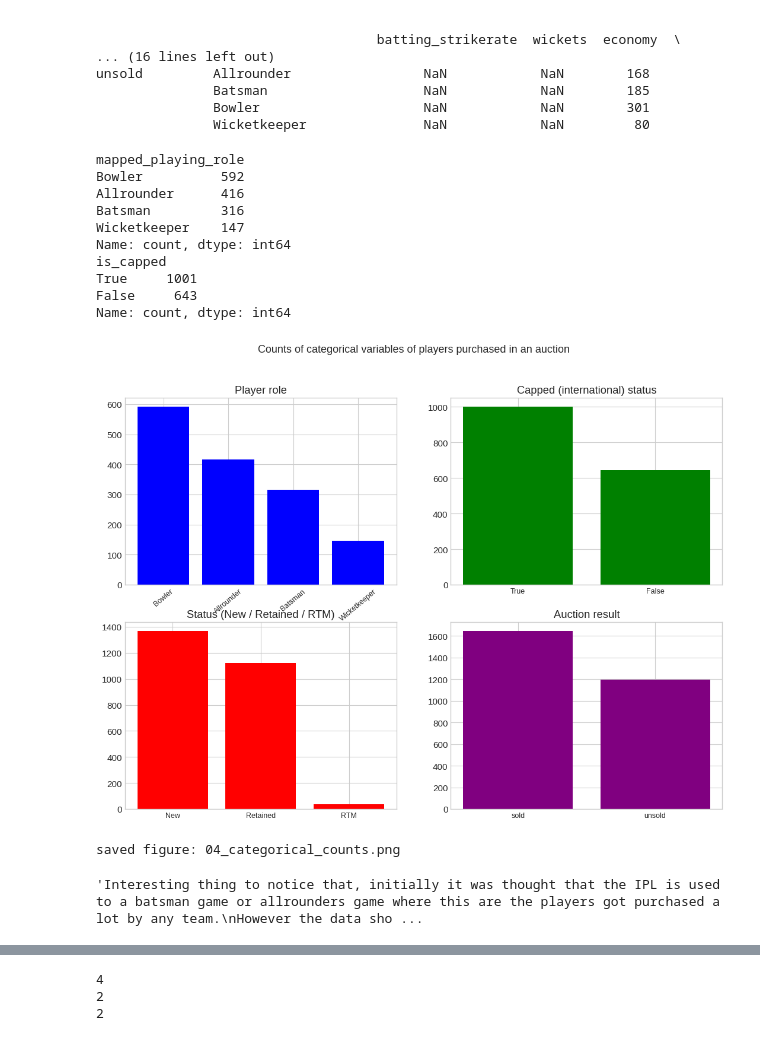
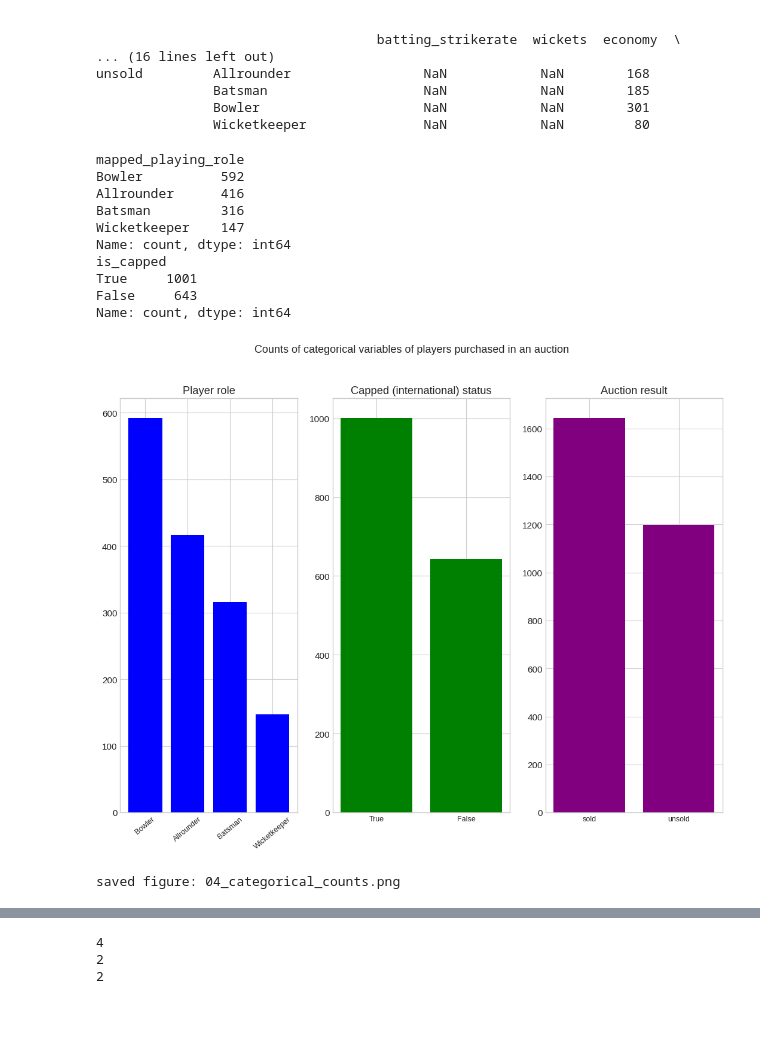
Before and after one commit to DarshilTheCoder/Final-Year-Project, a Jupyter notebook: pythoncodes/eda_ipl_auction.ipynb, the cells around one changed output, grey strips where cells are left out. Drawn from its saved outputs; the diff is of its cells as text; code cells hidden in the pictures; blank space fills up the shorter version.

```diff
--- a/pythoncodes/eda_ipl_auction.ipynb
+++ b/pythoncodes/eda_ipl_auction.ipynb
@@ -478,53 +473,52 @@ unsold         Allrounder                 NaN            NaN        168
                Bowler                     NaN            NaN        301
                Wicketkeeper               NaN            NaN         80
 # %%
-figure, axes = plt.subplots(2,2, figsize=(13, 9))
+figure, axes = plt.subplots(1,3, figsize=(13, 9))
 
 
 priced['mapped_playing_role'] = priced['player_role'].map(playing_role_map1)
 role_counts = priced["mapped_playing_role"].value_counts()
 print(role_counts)
-axes[0,0].bar(role_counts.index, role_counts.values, color="blue")
+axes[0].bar(role_counts.index, role_counts.values, color="blue")
 
-axes[0,0].set_title("Player role")
-axes[0,0].tick_params(axis="x", rotation=40)
+axes[0].set_title("Player role")
+axes[0].tick_params(axis="x", rotation=40)
 
 
 capped_counts = priced["is_capped"].value_counts()
 print(capped_counts)
-axes[0,1].bar(capped_counts.index.astype(str), capped_counts.values, color="green")
+axes[1].bar(capped_counts.index.astype(str), capped_counts.values, color="green")
 
-axes[0,1].set_title("Capped (international) status")
+axes[1].set_title("Capped (international) status")
 
 
-status_counts = df["status"].value_counts()
-axes[1, 0].bar(status_counts.index.astype(str), status_counts.values, color="red")
-axes[1, 0].set_title("Status (New / Retained / RTM)")
+# status_counts = df["status"].value_counts()
+# axes[1, 0].bar(status_counts.index.astype(str), status_counts.values, color="red")
+# axes[1, 0].set_title("Status (New / Retained / RTM)")
 
 
 result_counts = auctioned["auction_result"].value_counts()
-axes[1,1].bar(result_counts.index.astype(str), result_counts.values, color="purple")
+axes[2].bar(result_counts.index.astype(str), result_counts.values, color="purple")
 
-axes[1,1].set_title("Auction result")
+axes[2].set_title("Auction result")
 
 figure.suptitle("Counts of categorical variables of players purchased in an auction", fontsize=13)
 for ax in axes.flatten():
     ax.tick_params(axis="x", labelsize=9)
 save(figure, "04_categorical_counts.png")
 # %% [output]
 mapped_playing_role
 Bowler          592
 Allrounder      416
 Batsman         316
 Wicketkeeper    147
 Name: count, dtype: int64
 is_capped
 True     1001
 False     643
 Name: count, dtype: int64
-[figure, old version]
+[figure, new version]
 saved figure: 04_categorical_counts.png
-'Interesting thing to notice that, initially it was thought that the IPL is used to a batsman game or allrounders game where this are the players got purchased a lot by any team.\nHowever the data sho ...
 # %%
 
 scatter_cols = ["age_during_auction", "matches", "runs", "batting_strikerate", "wickets", "base_price_in_cr"]
```
Also changed, not shown: parts of 8 cells of this notebook, 3 other files.
